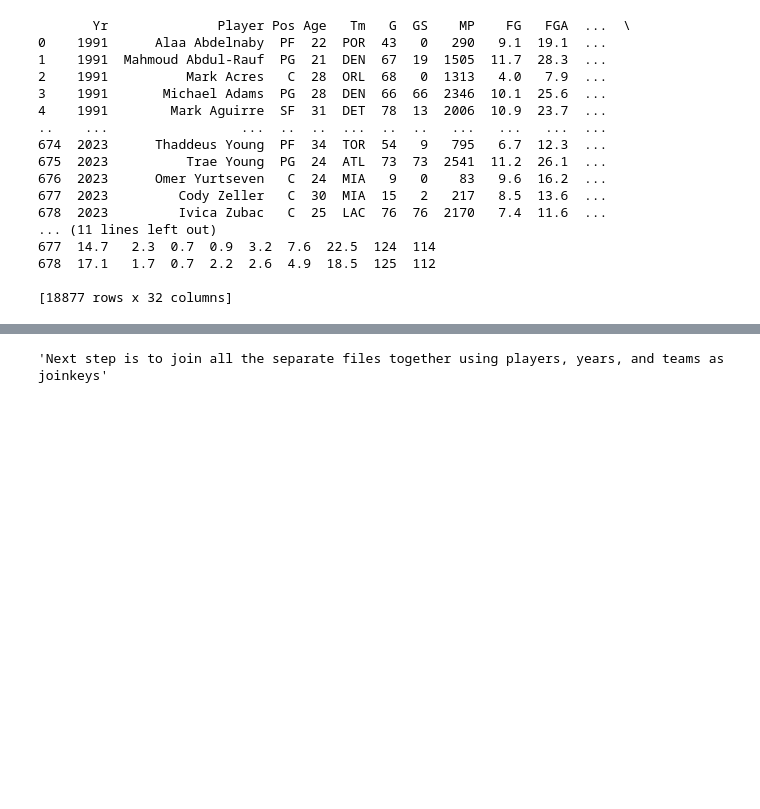
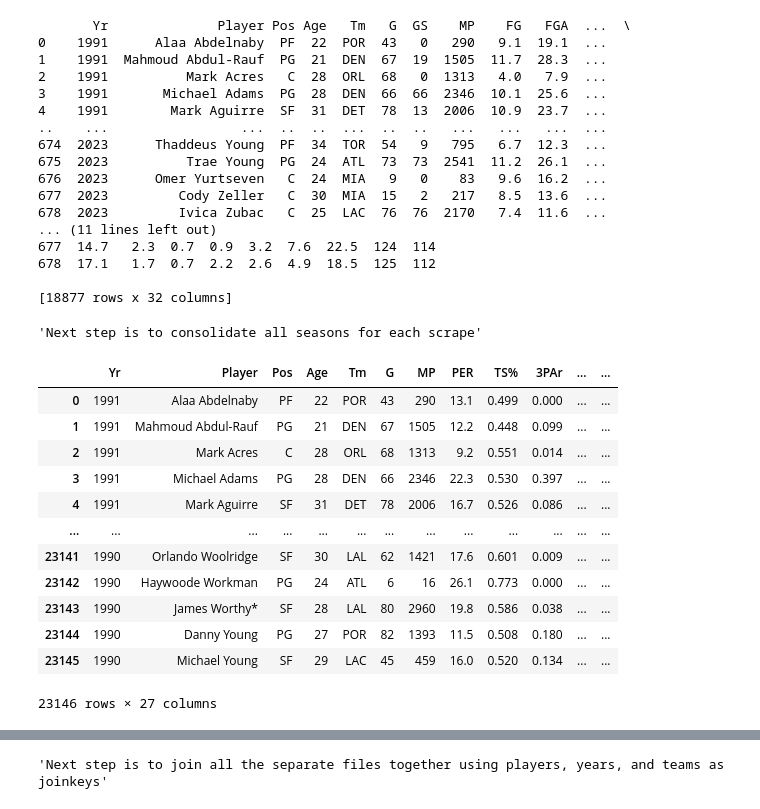
Before and after one commit to mitchellren123/NBA-Accolade-Analysis, a Jupyter notebook: NBA-Accolades.ipynb, the cells around one changed output, grey strips where cells are left out. Cells and saved outputs as stored; diff of their text form; code cells hidden in the pictures; blank space fills up the shorter version.

```diff
--- a/NBA-Accolades.ipynb
+++ b/NBA-Accolades.ipynb
@@ -280,2 +388,27 @@ def scrape_team_data(years):
 # %%
 scrape_team_data(string_years)
+# %%
+'Next step is to consolidate all seasons for each scrape'
+# %% [output]
+'Next step is to consolidate all seasons for each scrape'
+# %%
+advanced_stats1 = pd.read_csv('advanced_stats.csv')
+advanced_stats2 = pd.read_csv('advanced_stats2.csv')
+advanced_stats_combined = pd.concat([advanced_stats1, advanced_stats2], ignore_index=True, axis=0)
+advanced_stats_combined.to_csv("advanced_stats_combined.csv", index = False)
+# %%
+advanced_stats_combined
+# %% [output]
+|  | Yr | Player | Pos | Age | Tm | G | MP | PER | TS% | 3PAr | ... | ... |
+| 0 | 1991 | Alaa Abdelnaby | PF | 22 | POR | 43 | 290 | 13.1 | 0.499 | 0.000 | ... | ... |
+| 1 | 1991 | Mahmoud Abdul-Rauf | PG | 21 | DEN | 67 | 1505 | 12.2 | 0.448 | 0.099 | ... | ... |
+| 2 | 1991 | Mark Acres | C | 28 | ORL | 68 | 1313 | 9.2 | 0.551 | 0.014 | ... | ... |
+| 3 | 1991 | Michael Adams | PG | 28 | DEN | 66 | 2346 | 22.3 | 0.530 | 0.397 | ... | ... |
+| 4 | 1991 | Mark Aguirre | SF | 31 | DET | 78 | 2006 | 16.7 | 0.526 | 0.086 | ... | ... |
+| ... | ... | ... | ... | ... | ... | ... | ... | ... | ... | ... | ... | ... |
+| 23141 | 1990 | Orlando Woolridge | SF | 30 | LAL | 62 | 1421 | 17.6 | 0.601 | 0.009 | ... | ... |
+| 23142 | 1990 | Haywoode Workman | PG | 24 | ATL | 6 | 16 | 26.1 | 0.773 | 0.000 | ... | ... |
+| 23143 | 1990 | James Worthy* | SF | 28 | LAL | 80 | 2960 | 19.8 | 0.586 | 0.038 | ... | ... |
+| 23144 | 1990 | Danny Young | PG | 27 | POR | 82 | 1393 | 11.5 | 0.508 | 0.180 | ... | ... |
+| 23145 | 1990 | Michael Young | SF | 29 | LAC | 45 | 459 | 16.0 | 0.520 | 0.134 | ... | ... |
+23146 rows × 27 columns
```
Also changed, not shown: parts of 23 cells of this notebook, 18 other files.
